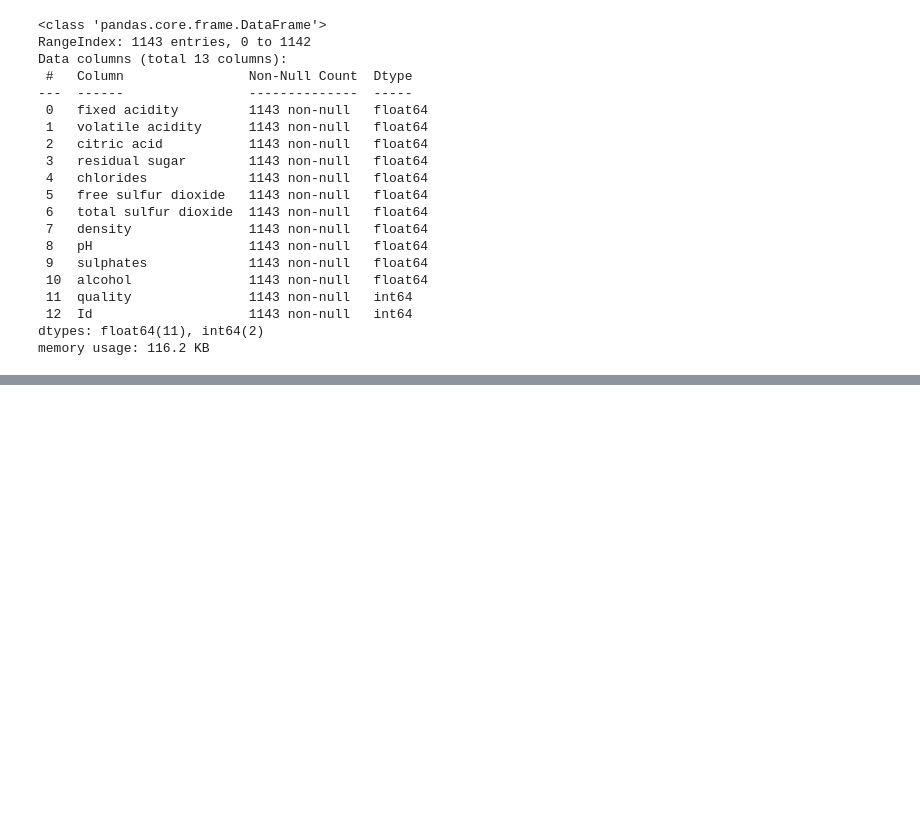
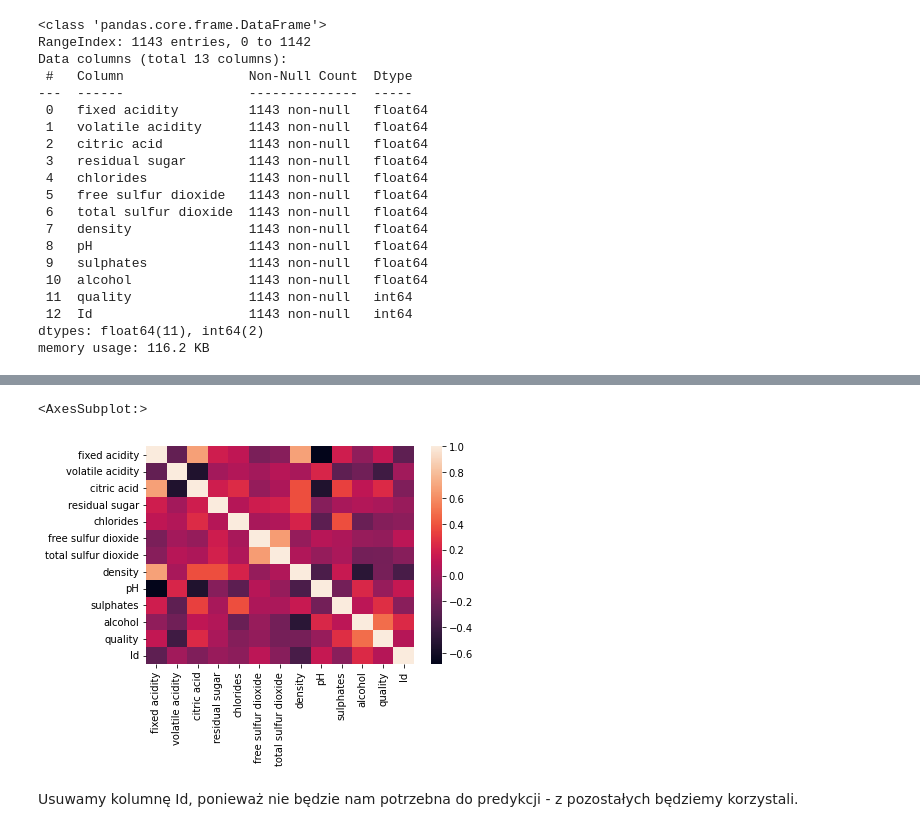
Before and after one commit to MartinM0s/winko, a Jupyter notebook: 28_05_PROJEKT_PRAKTYCZNY.ipynb, the cells around one changed output, grey strips where cells are left out. Cells and saved outputs as stored; diff of their text form; code cells hidden in the pictures; blank space fills up the shorter version.

```diff
--- a/28_05_PROJEKT_PRAKTYCZNY.ipynb
+++ b/28_05_PROJEKT_PRAKTYCZNY.ipynb
@@ -39,0 +67,8 @@ memory usage: 116.2 KB
+# %%
+count_corr=df.corr()
+sns.heatmap(count_corr)
+# %% [output]
+<AxesSubplot:>
+[figure, added]
+# %% [markdown]
+Usuwamy kolumnę Id, ponieważ nie będzie nam potrzebna do predykcji - z pozostałych będziemy korzystali.
```
Also changed, not shown: parts of 26 cells of this notebook.
